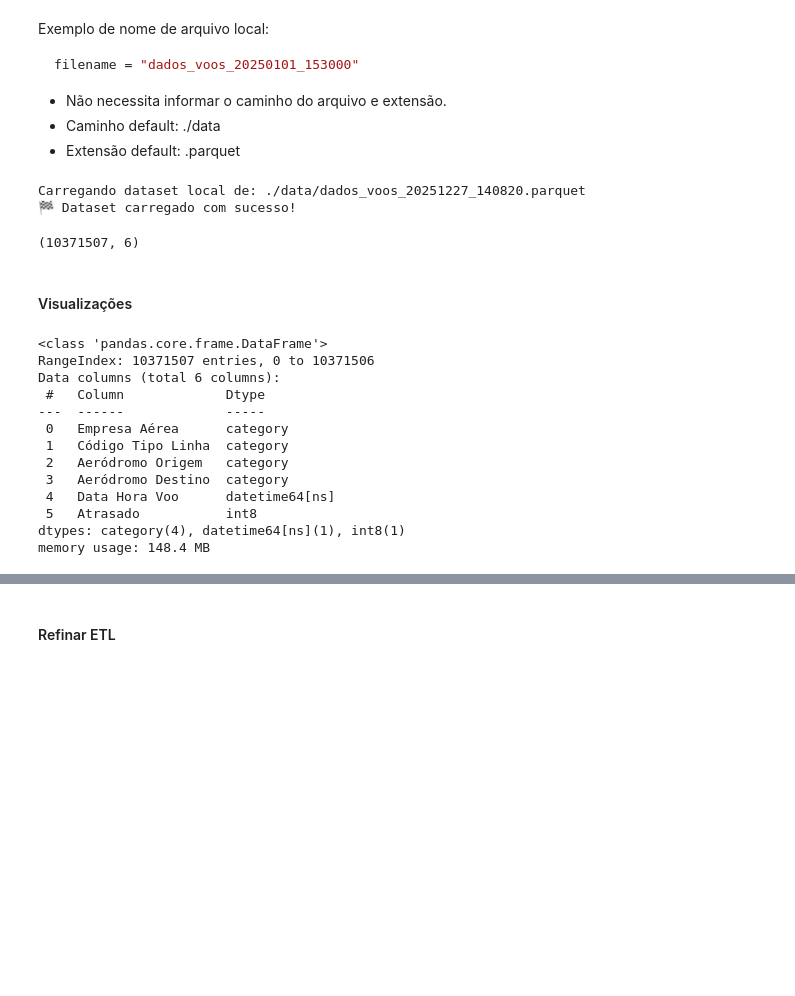
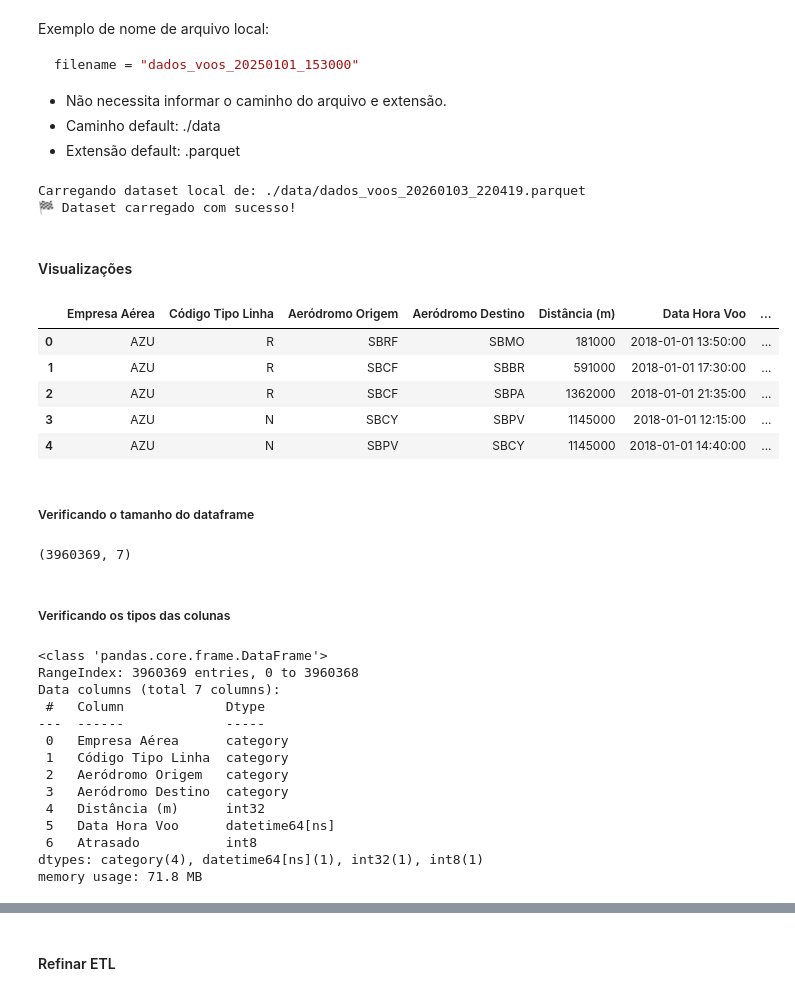
Before and after one commit to RavyBomfim/FlightOnTime-DataScience, a Jupyter notebook: main.ipynb, the cells around one changed output, grey strips where cells are left out. Cells and saved outputs as stored; diff of their text form; code cells hidden in the pictures; blank space fills up the shorter version.

Commit message:
adicionando cálculo de distância com haversine

```diff
--- a/main.ipynb
+++ b/main.ipynb
@@ -171,6 +171,7 @@ def carregar_dados(filename: str) -> pd.DataFrame:
     dataset = pd.read_parquet(filepath)
     dataset = parse_categoricals(dataset)
     dataset = parse_datetime(dataset)
+    dataset = parse_int(dataset)
     print("🏁 Dataset carregado com sucesso!")
 
     return dataset
@@ -216,30 +217,44 @@ filename = "dados_voos_20250101_153000"
 - Caminho default: ./data
 - Extensão default: .parquet
 # %%
-filename = "dados_voos_20251227_140820"
+filename = "dados_voos_20260103_220419"
 df = carregar_dados(filename=filename)
 # %% [output]
-Carregando dataset local de: ./data/dados_voos_20251227_140820.parquet
+Carregando dataset local de: ./data/dados_voos_20260103_220419.parquet
 🏁 Dataset carregado com sucesso!
+# %% [markdown]
+#### Visualizações
+# %%
+df.head()
+# %% [output]
+|  | Empresa Aérea | Código Tipo Linha | Aeródromo Origem | Aeródromo Destino | Distância (m) | Data Hora Voo | ... |
+| 0 | AZU | R | SBRF | SBMO | 181000 | 2018-01-01 13:50:00 | ... |
+| 1 | AZU | R | SBCF | SBBR | 591000 | 2018-01-01 17:30:00 | ... |
+| 2 | AZU | R | SBCF | SBPA | 1362000 | 2018-01-01 21:35:00 | ... |
+| 3 | AZU | N | SBCY | SBPV | 1145000 | 2018-01-01 12:15:00 | ... |
+| 4 | AZU | N | SBPV | SBCY | 1145000 | 2018-01-01 14:40:00 | ... |
+# %% [markdown]
+##### Verificando o tamanho do dataframe
 # %%
 df.shape
 # %% [output]
-(10371507, 6)
+(3960369, 7)
-# %% [markdown]
-#### Visualizações
+# %% [markdown]
+##### Verificando os tipos das colunas
 # %%
 df.info()
 # %% [output]
 <class 'pandas.core.frame.DataFrame'>
-RangeIndex: 10371507 entries, 0 to 10371506
-Data columns (total 6 columns):
+RangeIndex: 3960369 entries, 0 to 3960368
+Data columns (total 7 columns):
  #   Column             Dtype
 ---  ------             -----
  0   Empresa Aérea      category
  1   Código Tipo Linha  category
  2   Aeródromo Origem   category
  3   Aeródromo Destino  category
- 4   Data Hora Voo      datetime64[ns]
- 5   Atrasado           int8
-dtypes: category(4), datetime64[ns](1), int8(1)
-memory usage: 148.4 MB
+ 4   Distância (m)      int32
+ 5   Data Hora Voo      datetime64[ns]
+ 6   Atrasado           int8
+dtypes: category(4), datetime64[ns](1), int32(1), int8(1)
+memory usage: 71.8 MB
```
Also changed, not shown: parts of 14 cells of this notebook, 8 other files.
